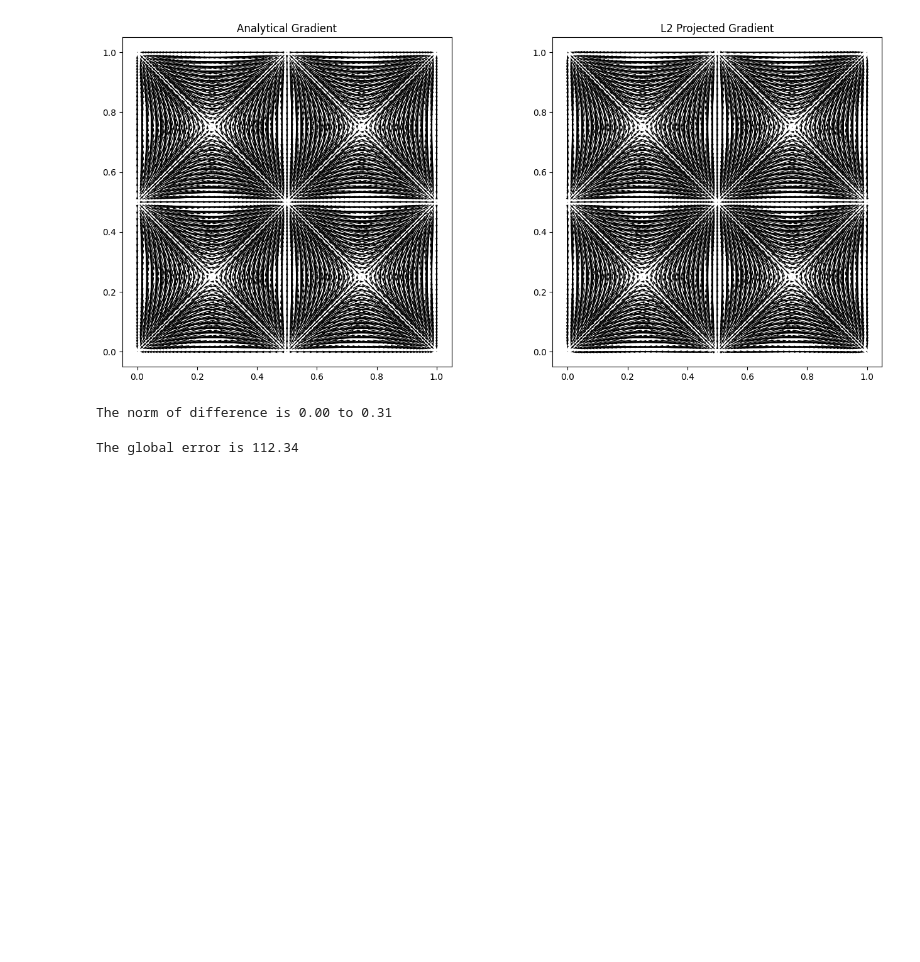
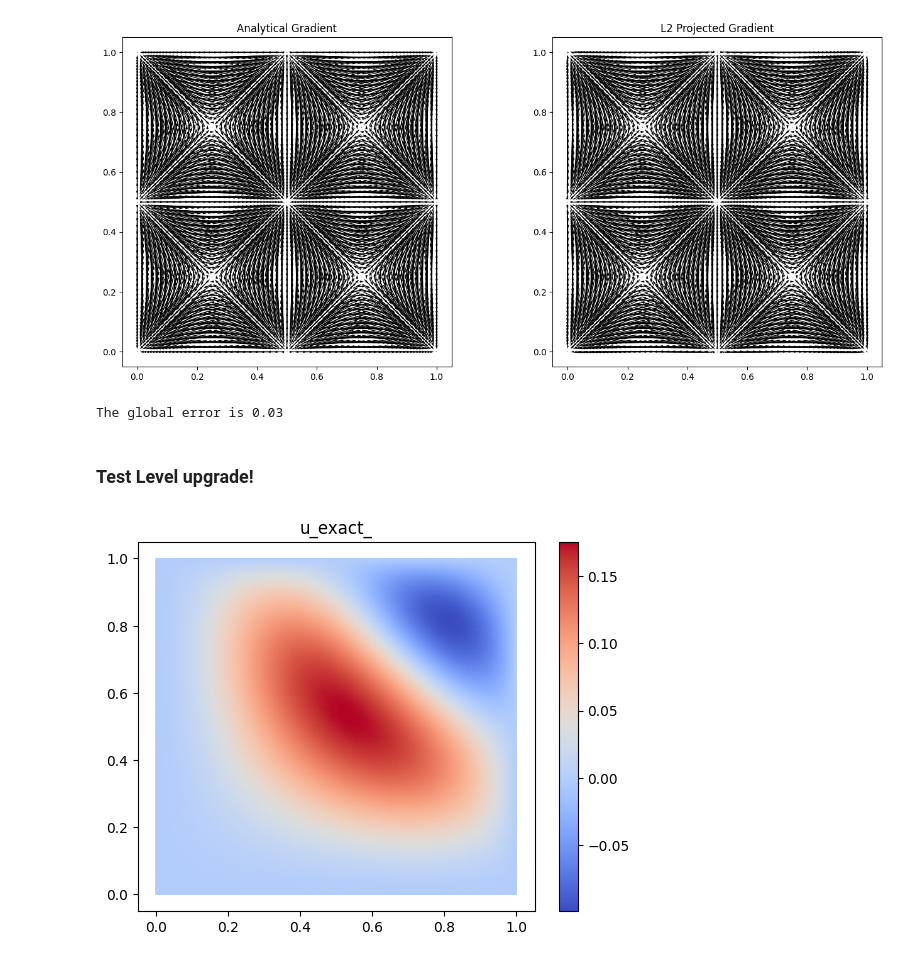
Before and after one commit to acse-yl1922/AdaptiveMeshML, a Jupyter notebook: demo4test.ipynb, the cells around one changed output. Drawn from its saved outputs; the diff is of its cells as text; code cells hidden in the pictures; blank space fills up the shorter version.

```diff
--- a/demo4test.ipynb
+++ b/demo4test.ipynb
@@ -179,16 +181,26 @@ plt.show()
 [figure]
 # %%
 # Compute the magnitudes of the gradients
-u_grad_diff = Function(P1_vec).interpolate(u_grad_l2 - u_grad_exact)
-u_grad_diff_norm = Function(P1).interpolate(sqrt(dot(u_grad_diff, u_grad_diff)))
+u_grad_diff = errornorm(u_grad_exact,u_grad_l2)
+print("The global error is %.2f" % (u_grad_diff))
+# %% [output]
+The global error is 0.03
-# %%
-u_grad_diff_norm_max = max(u_grad_diff_norm.dat.data)
-u_grad_diff_norm_min = min(u_grad_diff_norm.dat.data)
-print("The norm of difference is %.2f to %.2f" % (u_grad_diff_norm_min, u_grad_diff_norm_max))
-# %% [output]
-The norm of difference is 0.00 to 0.31
-# %%
-u_grad_diff_global = sum(u_grad_diff_norm.dat.data)
-print("The global error is %.2f" % (u_grad_diff_global))
-# %% [output]
-The global error is 112.34
+# %% [markdown]
+### Test Level upgrade!
+# %%
+P1_ = FunctionSpace(mesh, 'CG', 2)
+P1_vec_ = VectorFunctionSpace(mesh, 'CG', 2)
+
+u_exact_ = Function(P1_).interpolate(x*(1-x)*y*(1-y)*exp(x+y)*sin(2*pi*x*y))
+# Calculate analytical gradient of u
+u_grad_exact_expr_ = as_vector([(y-1)*y*exp(x+y)*((x**2+x-1)*sin(2*pi*x*y)+2*pi*(x-1)*x*y*cos(2*pi*x*y)),
+                                (x-1)*x*exp(x+y)*((y**2+y-1)*sin(2*pi*x*y)+2*pi*(y-1)*x*y*cos(2*pi*x*y))])
+u_grad_exact = project(u_grad_exact_expr_, P1_vec_)
+# %%
+fig, axes = plt.subplots()
+u_exact_plt = tripcolor(u_exact_, axes=axes, cmap='coolwarm')
+fig.colorbar(u_exact_plt)
+plt.title("u_exact_")
+plt.show()
+# %% [output]
+[figure, added]
```
Also changed, not shown: parts of 20 cells of this notebook, 5 other files.
